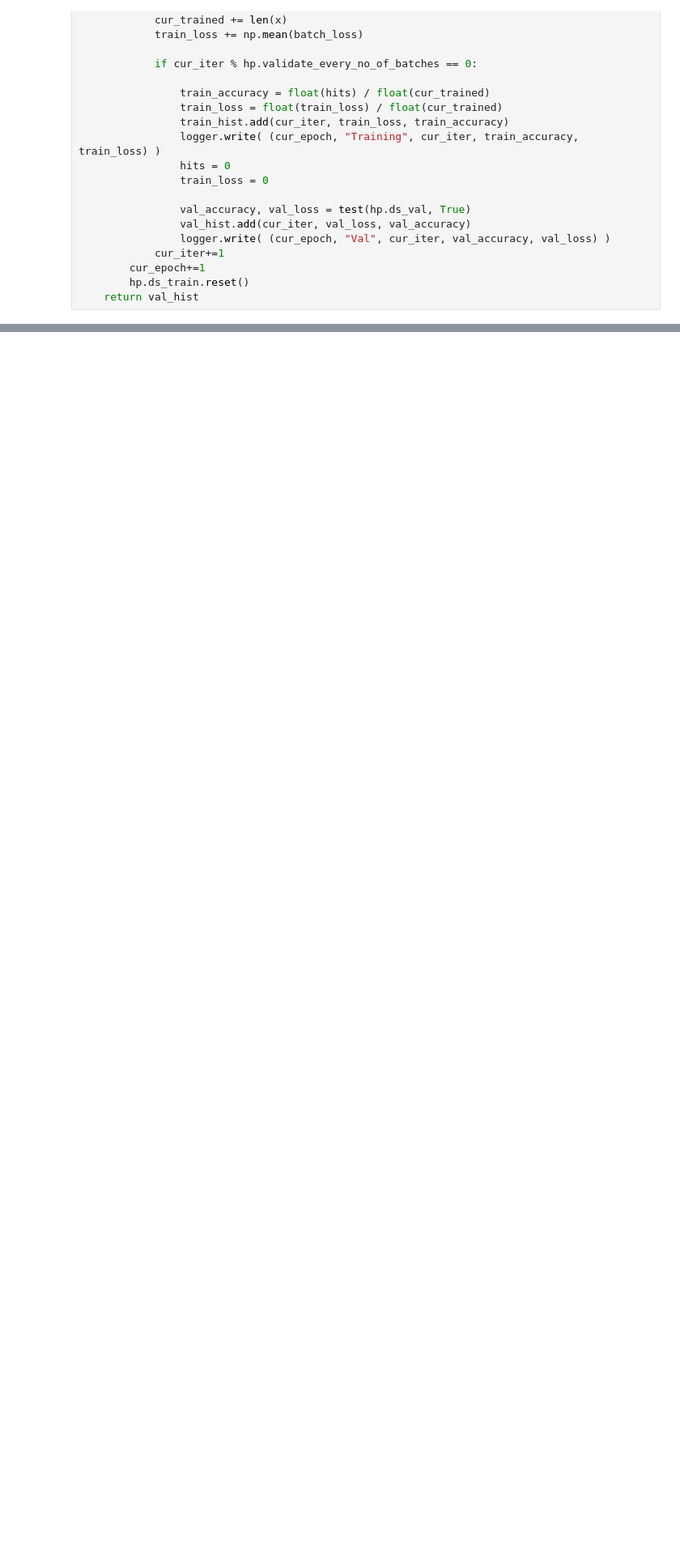
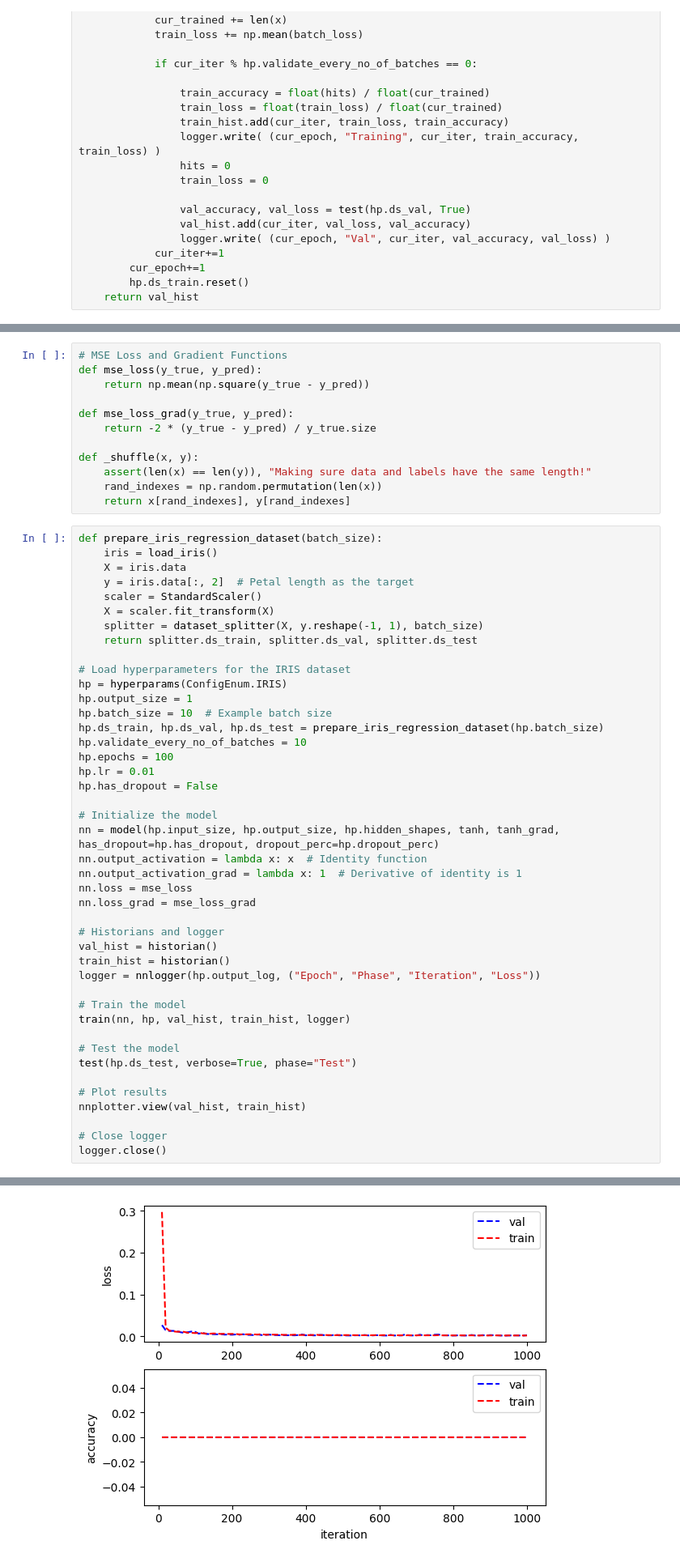
Before and after one commit to DanielLM2002/numpy_neural_net, a Jupyter notebook: numpy_neural/test.ipynb, the cells around one changed output, grey strips where cells are left out. Shown: that part at 81% size. Drawn from its saved outputs; the diff is of its cells as text; blank space fills up the shorter version.

```diff
--- a/numpy_neural/test.ipynb
+++ b/numpy_neural/test.ipynb
@@ -96,0 +65,56 @@ Test Accuracy: 0.5 Mean Loss 0.127502846335049
+# %%
+# MSE Loss and Gradient Functions
+def mse_loss(y_true, y_pred):
+    return np.mean(np.square(y_true - y_pred))
+
+def mse_loss_grad(y_true, y_pred):
+    return -2 * (y_true - y_pred) / y_true.size
+
+def _shuffle(x, y):
+    assert(len(x) == len(y)), "Making sure data and labels have the same length!"
+    rand_indexes = np.random.permutation(len(x))
+    return x[rand_indexes], y[rand_indexes]
+# %%
+def prepare_iris_regression_dataset(batch_size):
+    iris = load_iris()
+    X = iris.data
+    y = iris.data[:, 2]  # Petal length as the target
+    scaler = StandardScaler()
+    X = scaler.fit_transform(X)
+    splitter = dataset_splitter(X, y.reshape(-1, 1), batch_size)
+    return splitter.ds_train, splitter.ds_val, splitter.ds_test
+
+# Load hyperparameters for the IRIS dataset
+hp = hyperparams(ConfigEnum.IRIS)
+hp.output_size = 1
+hp.batch_size = 10  # Example batch size
+hp.ds_train, hp.ds_val, hp.ds_test = prepare_iris_regression_dataset(hp.batch_size)
+hp.validate_every_no_of_batches = 10
+hp.epochs = 100
+hp.lr = 0.01
+hp.has_dropout = False
+
+# Initialize the model
+nn = model(hp.input_size, hp.output_size, hp.hidden_shapes, tanh, tanh_grad, has_dropout=hp.has_dropout, dropout_perc=hp.dropout_perc)
+nn.output_activation = lambda x: x  # Identity function
+nn.output_activation_grad = lambda x: 1  # Derivative of identity is 1
+nn.loss = mse_loss
+nn.loss_grad = mse_loss_grad
+
+# Historians and logger
+val_hist = historian()
+train_hist = historian()
+logger = nnlogger(hp.output_log, ("Epoch", "Phase", "Iteration", "Loss"))
+
+# Train the model
+train(nn, hp, val_hist, train_hist, logger)
+
+# Test the model
+test(hp.ds_test, verbose=True, phase="Test")
+
+# Plot results
+nnplotter.view(val_hist, train_hist)
+
+# Close logger
+logger.close()
+# %% [output]
@@ -96,0 +138 @@ Test Accuracy: 0.5 Mean Loss 0.127502846335049
+[figure, added]
```
Also changed, not shown: parts of 4 cells of this notebook, 1 other file.
